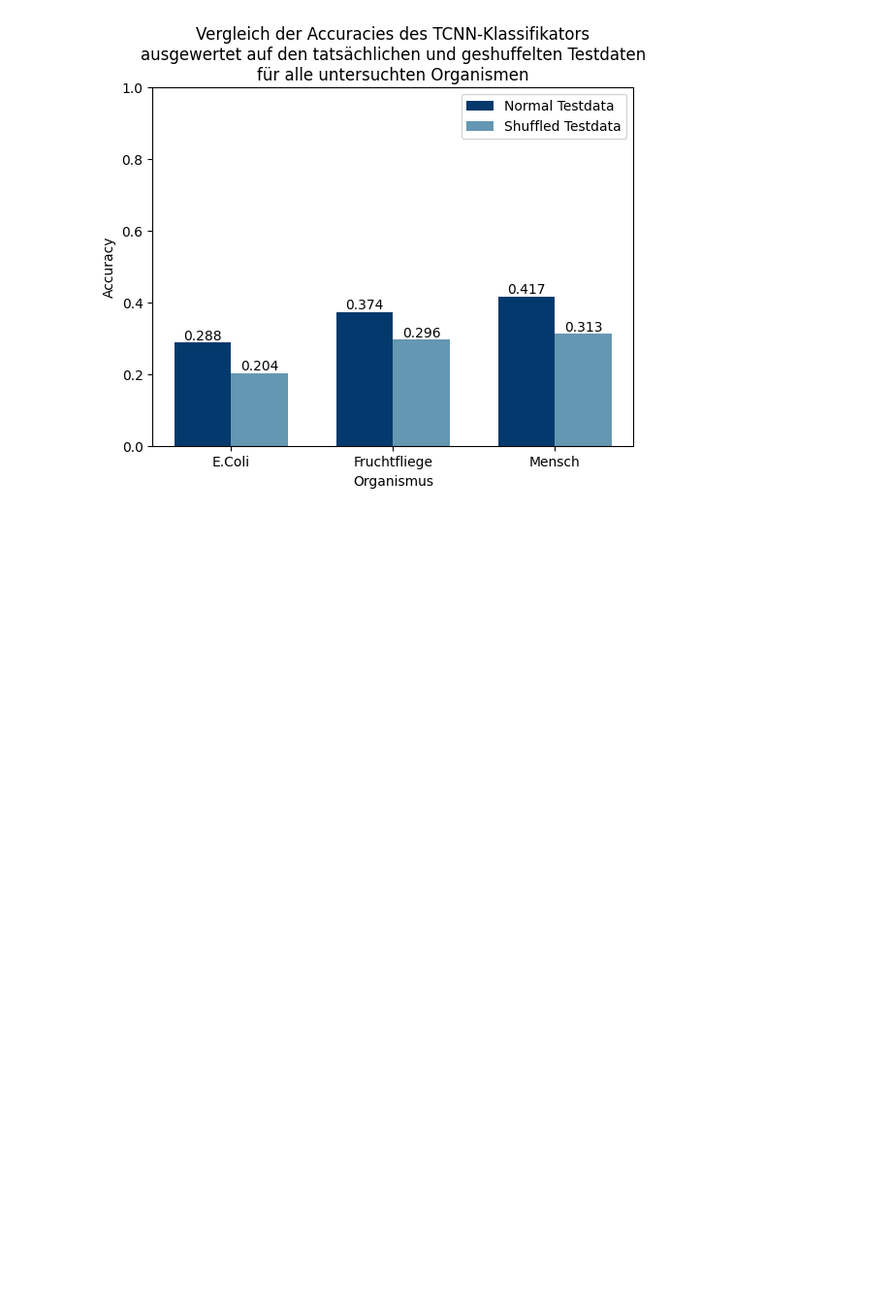
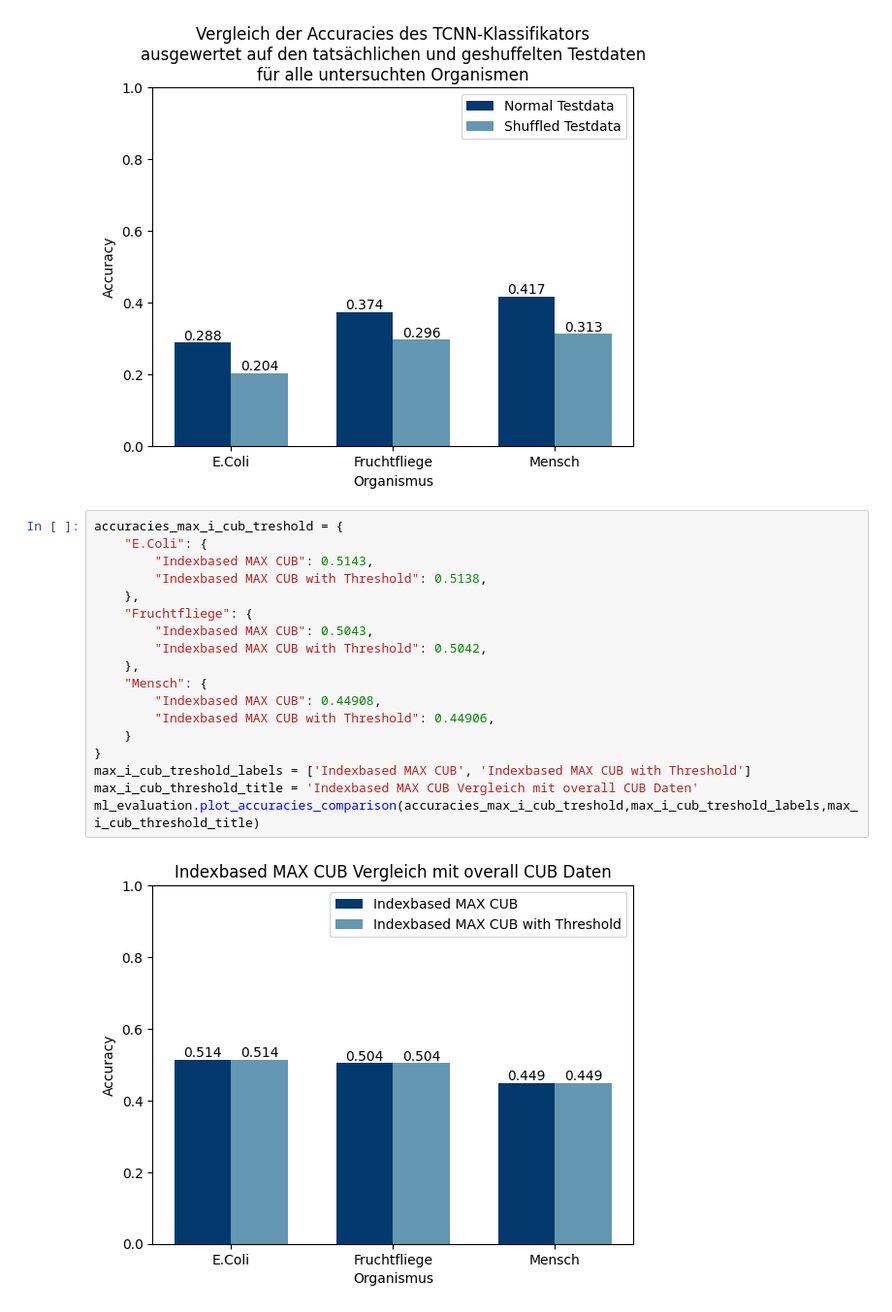
Before and after one commit to maxikuehn/PMDS_Codons, a Jupyter notebook: notebooks/Results_Overview.ipynb, the cells around one changed output. Shown: that part at 97% size. Drawn from its saved outputs; the diff is of its cells as text; blank space fills up the shorter version.

Commit message:
added threshold max i cub

```diff
--- a/notebooks/Results_Overview.ipynb
+++ b/notebooks/Results_Overview.ipynb
@@ -165,3 +167,23 @@ title = "Vergleich der Accuracies des TCNN-Klassifikators\nausgewertet auf den t
 ml_evaluation.plot_accuracies_comparison(accuracies_tcnn_shuffled, classifier_labels, title)
 # %% [output]
 [figure]
+# %%
+accuracies_max_i_cub_treshold = {
+    "E.Coli": {
+        "Indexbased MAX CUB": 0.5143,
+        "Indexbased MAX CUB with Threshold": 0.5138,
+    },
+    "Fruchtfliege": {
+        "Indexbased MAX CUB": 0.5043,
+        "Indexbased MAX CUB with Threshold": 0.5042,
+    },
+    "Mensch": {
+        "Indexbased MAX CUB": 0.44908,
+        "Indexbased MAX CUB with Threshold": 0.44906,
+    }
+}
+max_i_cub_treshold_labels = ['Indexbased MAX CUB', 'Indexbased MAX CUB with Threshold']
+max_i_cub_threshold_title = 'Indexbased MAX CUB Vergleich mit overall CUB Daten'
+ml_evaluation.plot_accuracies_comparison(accuracies_max_i_cub_treshold,max_i_cub_treshold_labels,max_i_cub_threshold_title)
+# %% [output]
+[figure, added]
```
Also changed, not shown: parts of 1 cell of this notebook, 1 other file.
